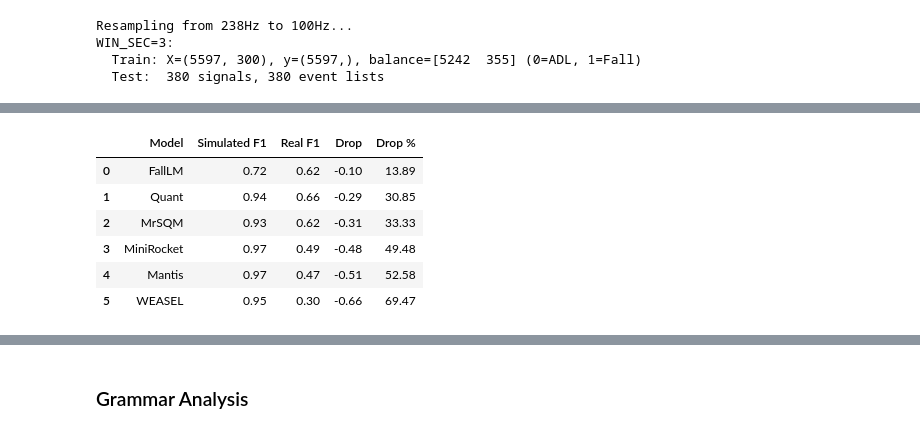
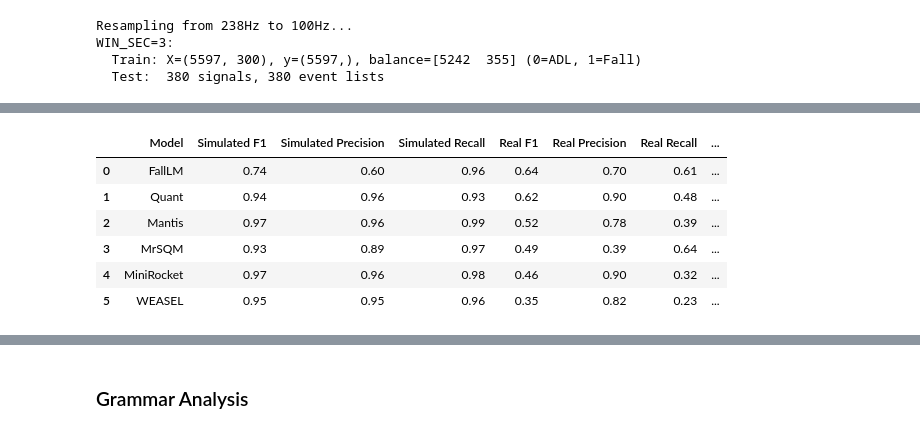
Before and after one commit to mlgig/fall-lm, a Jupyter notebook: experiments.ipynb, the cells around one changed output, grey strips where cells are left out. Saved outputs shown, nothing was run; the diff lists cells and outputs as text; code cells hidden in the pictures.

```diff
--- a/experiments.ipynb
+++ b/experiments.ipynb
@@ -411,22 +478,22 @@ WIN_SEC=3:
   Train: X=(5597, 300), y=(5597,), balance=[5242  355] (0=ADL, 1=Fall)
   Test:  380 signals, 380 event lists
 # %%
-# Run experiment with training and testing on FallALlD
+# Train once on FallAllD; evaluate on FallAllD's own held-out test set
 fallalld_specs = get_model_specs(random_state=42)
-res_fallalld_only = run_experiment(
-    X_train=X_train_f,
-    y_train=y_train_f,
+trained_fallalld_models = train_models(X_train_f, y_train_f, fallalld_specs, verbose=False)
+
+res_fallalld_only = evaluate_models(
+    trained_fallalld_models,
     test_signals=test_signals_f,
     test_event_points=test_events_f,
-    model_specs=fallalld_specs,
     window_size=3.0,
     step=1.0,
     freq=100,
     signal_thresh=1.4,
     tolerance=[3,20],
     debounce_secs=60,
-    verbose=True
+    verbose=False
 )
-print("\nRESULTS: Training and testing on FallALlD")
+print("\nRESULTS: Training and testing on FallAllD")
 display(res_fallalld_only)
 # %% [output]
@@ -489,33 +550,46 @@ RESULTS: Training on FallALlD, Testing on FARSEEING
 # %%
-# Build transfer drop summary table (Simulated -> Real)
-sim_f1 = (
-    res_fallalld_only[['model', 'f1-score']]
-    .rename(columns={'f1-score': 'Simulated F1'})
+# Build transfer drop summary table (Simulated -> Real), averaged across FARSEEING splits
+metrics = ['f1-score', 'precision', 'recall']
+
+sim_metrics = (
+    res_fallalld_only.groupby('model')[metrics].mean()
+    .reset_index()
+    .rename(columns={'f1-score': 'Simulated F1', 'precision': 'Simulated Precision', 'recall': 'Simulated Recall'})
 )
 
-real_f1 = (
-    res_fallalld[['model', 'f1-score']]
-    .rename(columns={'f1-score': 'Real F1'})
+real_metrics = (
+    res_fallalld.groupby('model')[metrics].mean()
+    .reset_index()
+    .rename(columns={'f1-score': 'Real F1', 'precision': 'Real Precision', 'recall': 'Real Recall'})
 )
 
 transfer_drop_df = (
-    sim_f1.merge(real_f1, on='model', how='inner')
-    .assign(**{'Drop': lambda df: df['Real F1'] - df['Simulated F1']})
+    sim_metrics.merge(real_metrics, on='model', how='inner')
+    .assign(**{
+        'Drop': lambda df: df['Real F1'] - df['Simulated F1'],
+        'Precision Drop': lambda df: df['Real Precision'] - df['Simulated Precision'],
+        'Recall Drop': lambda df: df['Real Recall'] - df['Simulated Recall'],
+    })
     .rename(columns={'model': 'Model'})
 )
 
-transfer_drop_df[['Simulated F1', 'Real F1', 'Drop']] = transfer_drop_df[['Simulated F1', 'Real F1', 'Drop']].round(2)
+round_cols = [
+    'Simulated F1', 'Real F1', 'Drop',
+    'Simulated Precision', 'Real Precision', 'Precision Drop',
+    'Simulated Recall', 'Real Recall', 'Recall Drop',
+]
+transfer_drop_df[round_cols] = transfer_drop_df[round_cols].round(2)
 transfer_drop_df = transfer_drop_df.sort_values('Drop', ascending=False).reset_index(drop=True)
 transfer_drop_df['Drop %'] = ((abs(transfer_drop_df['Drop']) / transfer_drop_df['Simulated F1']) * 100).round(2)
 display(transfer_drop_df)
 # %% [output]
-|  | Model | Simulated F1 | Real F1 | Drop | Drop % |
-| 0 | FallLM | 0.72 | 0.62 | -0.10 | 13.89 |
-| 1 | Quant | 0.94 | 0.66 | -0.29 | 30.85 |
-| 2 | MrSQM | 0.93 | 0.62 | -0.31 | 33.33 |
-| 3 | MiniRocket | 0.97 | 0.49 | -0.48 | 49.48 |
-| 4 | Mantis | 0.97 | 0.47 | -0.51 | 52.58 |
-| 5 | WEASEL | 0.95 | 0.30 | -0.66 | 69.47 |
+|  | Model | Simulated F1 | Simulated Precision | Simulated Recall | Real F1 | Real Precision | Real Recall | ... |
+| 0 | FallLM | 0.74 | 0.60 | 0.96 | 0.64 | 0.70 | 0.61 | ... |
+| 1 | Quant | 0.94 | 0.96 | 0.93 | 0.62 | 0.90 | 0.48 | ... |
+| 2 | Mantis | 0.97 | 0.96 | 0.99 | 0.52 | 0.78 | 0.39 | ... |
+| 3 | MrSQM | 0.93 | 0.89 | 0.97 | 0.49 | 0.39 | 0.64 | ... |
+| 4 | MiniRocket | 0.97 | 0.96 | 0.98 | 0.46 | 0.90 | 0.32 | ... |
+| 5 | WEASEL | 0.95 | 0.95 | 0.96 | 0.35 | 0.82 | 0.23 | ... |
 # %%
 # Ranking summary
 cv_summary = (
```
Also changed, not shown: parts of 17 cells of this notebook, 13 other files.
